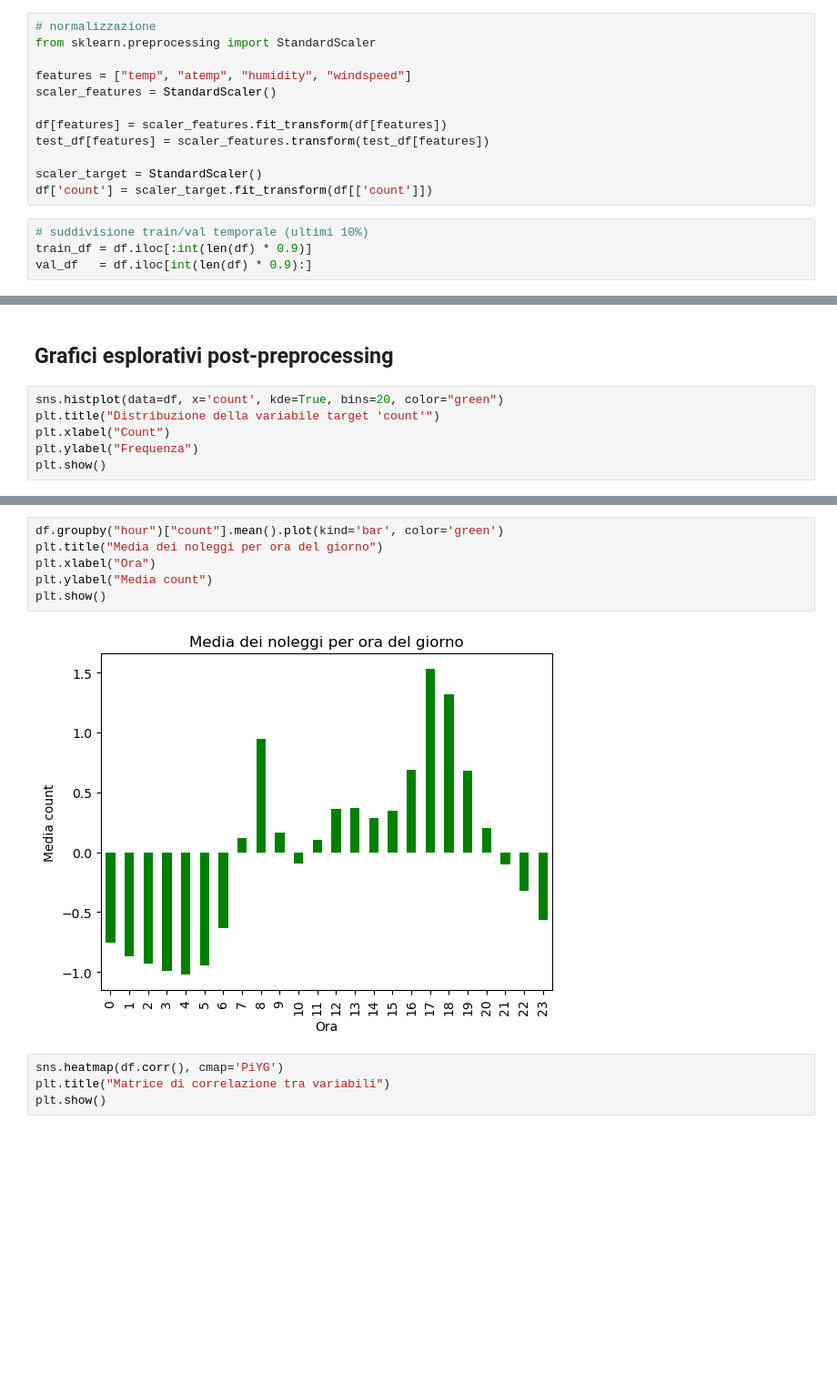
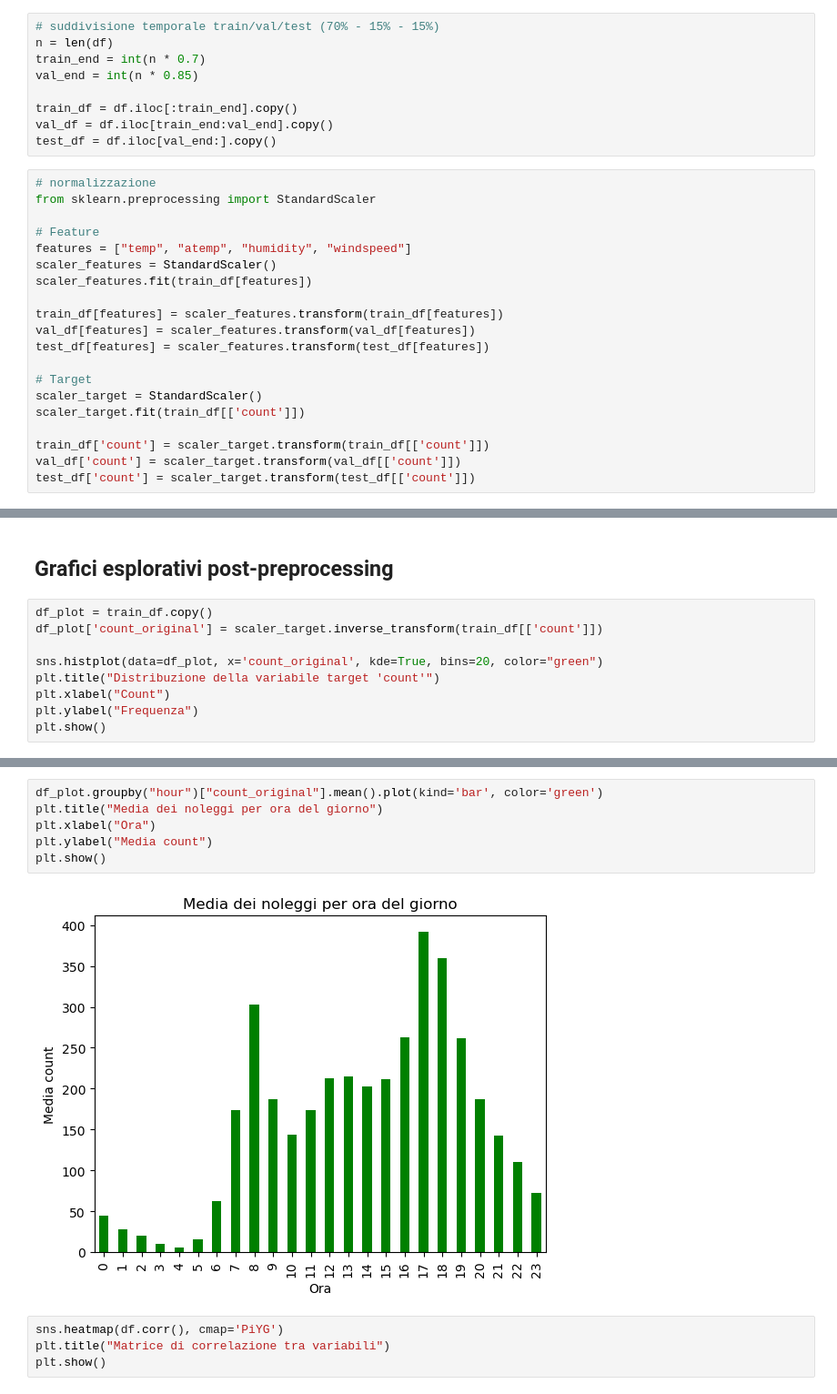
Before and after one commit to SkybunNataliia/Progetto-AI, a Jupyter notebook: report.ipynb, the cells around one changed output, grey strips where cells are left out. Shown: that part at 91% size. Drawn from its saved outputs; the diff is of its cells as text; blank space fills up the shorter version.

Commit message:
Fix: data temporal split and normalization

```diff
--- a/report.ipynb
+++ b/report.ipynb
@@ -115,22 +106,35 @@ test_df = test_df.drop(columns=["datetime"])
 # %%
 # rimozione colonne ridondanti
 df = df.drop(columns=["casual", "registered"])
+# %%
+# suddivisione temporale train/val/test (70% - 15% - 15%)
+n = len(df)
+train_end = int(n * 0.7)
+val_end = int(n * 0.85)
+
+train_df = df.iloc[:train_end].copy()
+val_df = df.iloc[train_end:val_end].copy()
+test_df = df.iloc[val_end:].copy()
 # %%
 # normalizzazione
 from sklearn.preprocessing import StandardScaler
 
+# Feature
 features = ["temp", "atemp", "humidity", "windspeed"]
 scaler_features = StandardScaler()
+scaler_features.fit(train_df[features])
 
-df[features] = scaler_features.fit_transform(df[features])
+train_df[features] = scaler_features.transform(train_df[features])
+val_df[features] = scaler_features.transform(val_df[features])
 test_df[features] = scaler_features.transform(test_df[features])
 
+# Target
 scaler_target = StandardScaler()
-df['count'] = scaler_target.fit_transform(df[['count']])
+scaler_target.fit(train_df[['count']])
+
+train_df['count'] = scaler_target.transform(train_df[['count']])
+val_df['count'] = scaler_target.transform(val_df[['count']])
+test_df['count'] = scaler_target.transform(test_df[['count']])
-# %%
-# suddivisione train/val temporale (ultimi 10%)
-train_df = df.iloc[:int(len(df) * 0.9)]
-val_df   = df.iloc[int(len(df) * 0.9):]
 # %%
 # salvataggio dataset processati
 train_df.to_csv("data/processed/train.csv", index=False)
@@ -139,7 +143,10 @@ val_df.to_csv("data/processed/val.csv", index=False)
 # %% [markdown]
 ## Grafici esplorativi post-preprocessing
 # %%
-sns.histplot(data=df, x='count', kde=True, bins=20, color="green")
+df_plot = train_df.copy()
+df_plot['count_original'] = scaler_target.inverse_transform(train_df[['count']])
+
+sns.histplot(data=df_plot, x='count_original', kde=True, bins=20, color="green")
 plt.title("Distribuzione della variabile target 'count'")
 plt.xlabel("Count")
 plt.ylabel("Frequenza")
@@ -149,11 +156,11 @@ plt.show()
 # %%
-df.groupby("hour")["count"].mean().plot(kind='bar', color='green')
+df_plot.groupby("hour")["count_original"].mean().plot(kind='bar', color='green')
 plt.title("Media dei noleggi per ora del giorno")
 plt.xlabel("Ora")
 plt.ylabel("Media count")
 plt.show()
 # %% [output]
-[figure, old version]
+[figure, new version]
 # %%
 sns.heatmap(df.corr(), cmap='PiYG')
 plt.title("Matrice di correlazione tra variabili")
```
Also changed, not shown: parts of 3 cells of this notebook, 5 other files.
